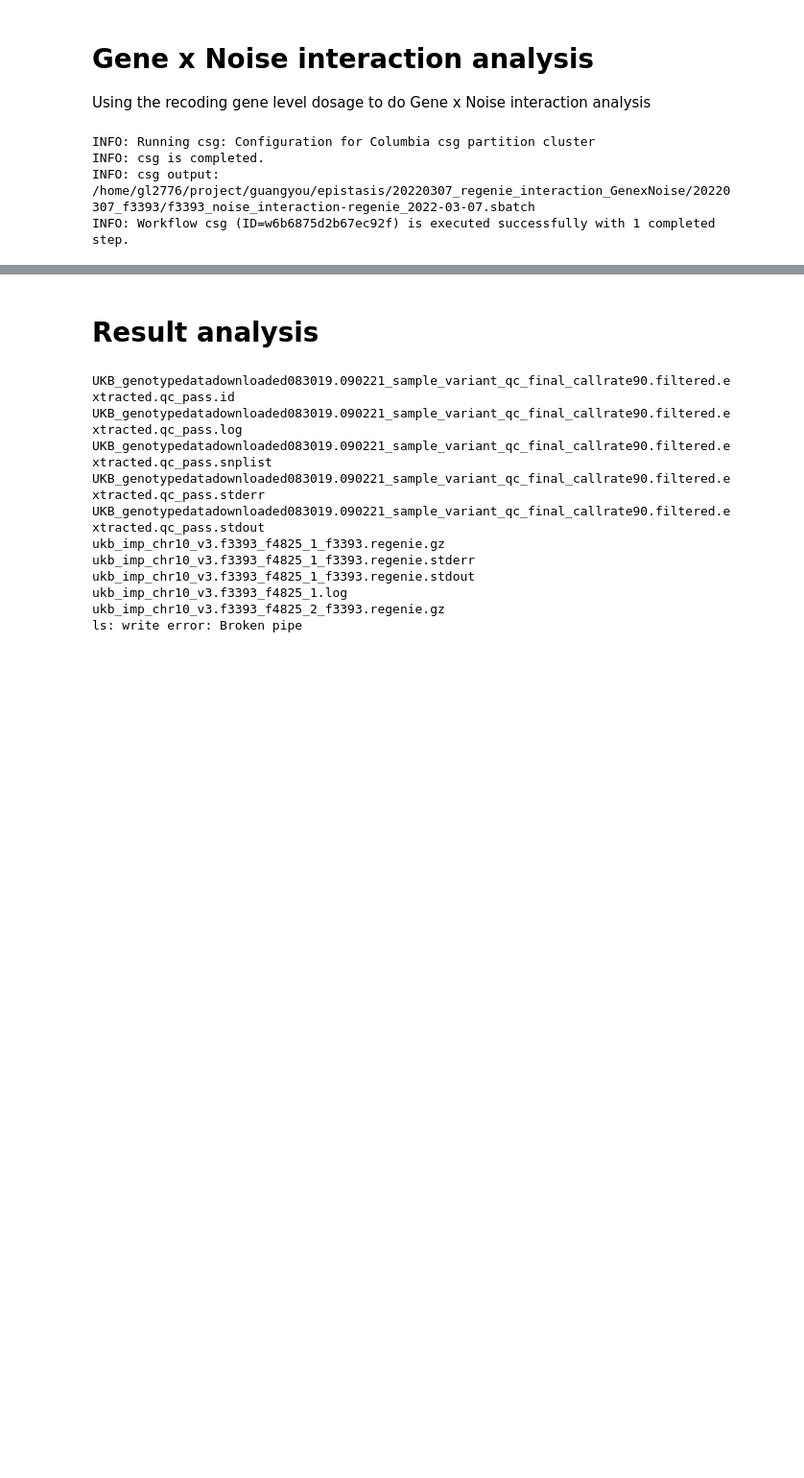
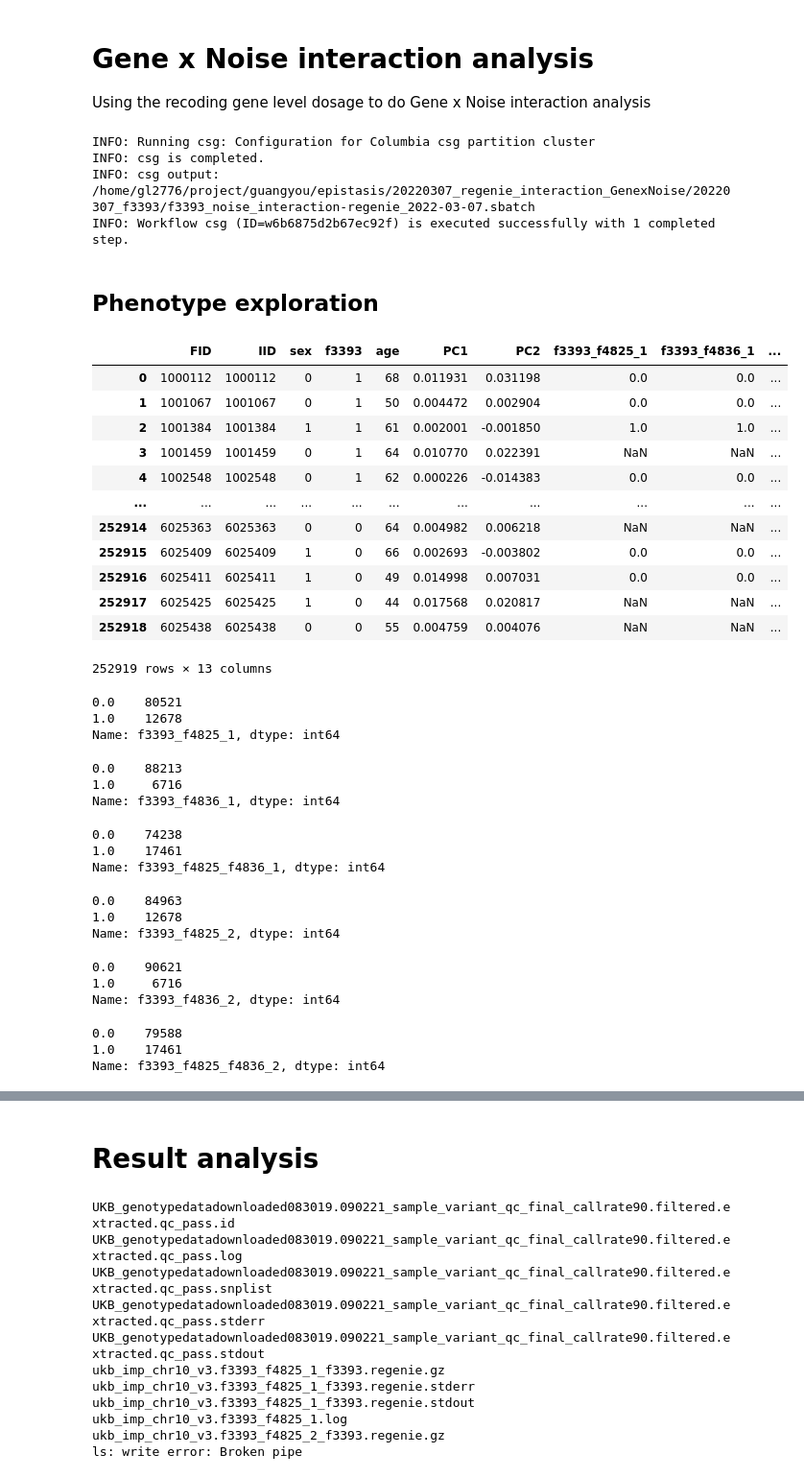
Before and after one commit to statgenetics/UKBB_GWAS_dev, a Jupyter notebook: workflow/030722_GenexNoise_interaction.ipynb, the cells around one changed output, grey strips where cells are left out. Shown at 96% size. Cells and saved outputs as stored; diff of their text form; code cells hidden in the pictures; blank space fills up the shorter version.

```diff
--- a/workflow/030722_GenexNoise_interaction.ipynb
+++ b/workflow/030722_GenexNoise_interaction.ipynb
@@ -114,3 +114,60 @@ INFO: Running csg: Configuration for Columbia csg partition cluster
 INFO: csg is completed.
 INFO: csg output:   /home/gl2776/project/guangyou/epistasis/20220307_regenie_interaction_GenexNoise/20220307_f3393/f3393_noise_interaction-regenie_2022-03-07.sbatch
 INFO: Workflow csg (ID=w6b6875d2b67ec92f) is executed successfully with 1 completed step.
+# %% [markdown]
+## Phenotype exploration
+# %%
+import pandas as pd
+file = "~/UKBiobank/results/REGENIE_results/results_imputed_data/2022_02_15_regenie_interaction_noise/phenotypes/021522_UKBB_Hearing_aid_f3393_expandedwhite_15601cases_237318ctrl_500k_PC1_PC2_noise"
+pheno = pd.read_csv(file,sep="\t",header=0)
+pheno
+# %% [output]
+|  | FID | IID | sex | f3393 | age | PC1 | PC2 | f3393_f4825_1 | f3393_f4836_1 | ... |
+| 0 | 1000112 | 1000112 | 0 | 1 | 68 | 0.011931 | 0.031198 | 0.0 | 0.0 | ... |
+| 1 | 1001067 | 1001067 | 0 | 1 | 50 | 0.004472 | 0.002904 | 0.0 | 0.0 | ... |
+| 2 | 1001384 | 1001384 | 1 | 1 | 61 | 0.002001 | -0.001850 | 1.0 | 1.0 | ... |
+| 3 | 1001459 | 1001459 | 0 | 1 | 64 | 0.010770 | 0.022391 | NaN | NaN | ... |
+| 4 | 1002548 | 1002548 | 0 | 1 | 62 | 0.000226 | -0.014383 | 0.0 | 0.0 | ... |
+| ... | ... | ... | ... | ... | ... | ... | ... | ... | ... | ... |
+| 252914 | 6025363 | 6025363 | 0 | 0 | 64 | 0.004982 | 0.006218 | NaN | NaN | ... |
+| 252915 | 6025409 | 6025409 | 1 | 0 | 66 | 0.002693 | -0.003802 | 0.0 | 0.0 | ... |
+| 252916 | 6025411 | 6025411 | 1 | 0 | 49 | 0.014998 | 0.007031 | 0.0 | 0.0 | ... |
+| 252917 | 6025425 | 6025425 | 1 | 0 | 44 | 0.017568 | 0.020817 | NaN | NaN | ... |
+| 252918 | 6025438 | 6025438 | 0 | 0 | 55 | 0.004759 | 0.004076 | NaN | NaN | ... |
+252919 rows × 13 columns
+# %%
+pheno["f3393_f4825_1"].value_counts()
+# %% [output]
+0.0    80521
+1.0    12678
+Name: f3393_f4825_1, dtype: int64
+# %%
+pheno["f3393_f4836_1"].value_counts()
+# %% [output]
+0.0    88213
+1.0     6716
+Name: f3393_f4836_1, dtype: int64
+# %%
+pheno["f3393_f4825_f4836_1"].value_counts()
+# %% [output]
+0.0    74238
+1.0    17461
+Name: f3393_f4825_f4836_1, dtype: int64
+# %%
+pheno["f3393_f4825_2"].value_counts()
+# %% [output]
+0.0    84963
+1.0    12678
+Name: f3393_f4825_2, dtype: int64
+# %%
+pheno["f3393_f4836_2"].value_counts()
+# %% [output]
+0.0    90621
+1.0     6716
+Name: f3393_f4836_2, dtype: int64
+# %%
+pheno["f3393_f4825_f4836_2"].value_counts()
+# %% [output]
+0.0    79588
+1.0    17461
+Name: f3393_f4825_f4836_2, dtype: int64
```
Also changed, not shown: parts of 48 cells of this notebook, 1 other file.
